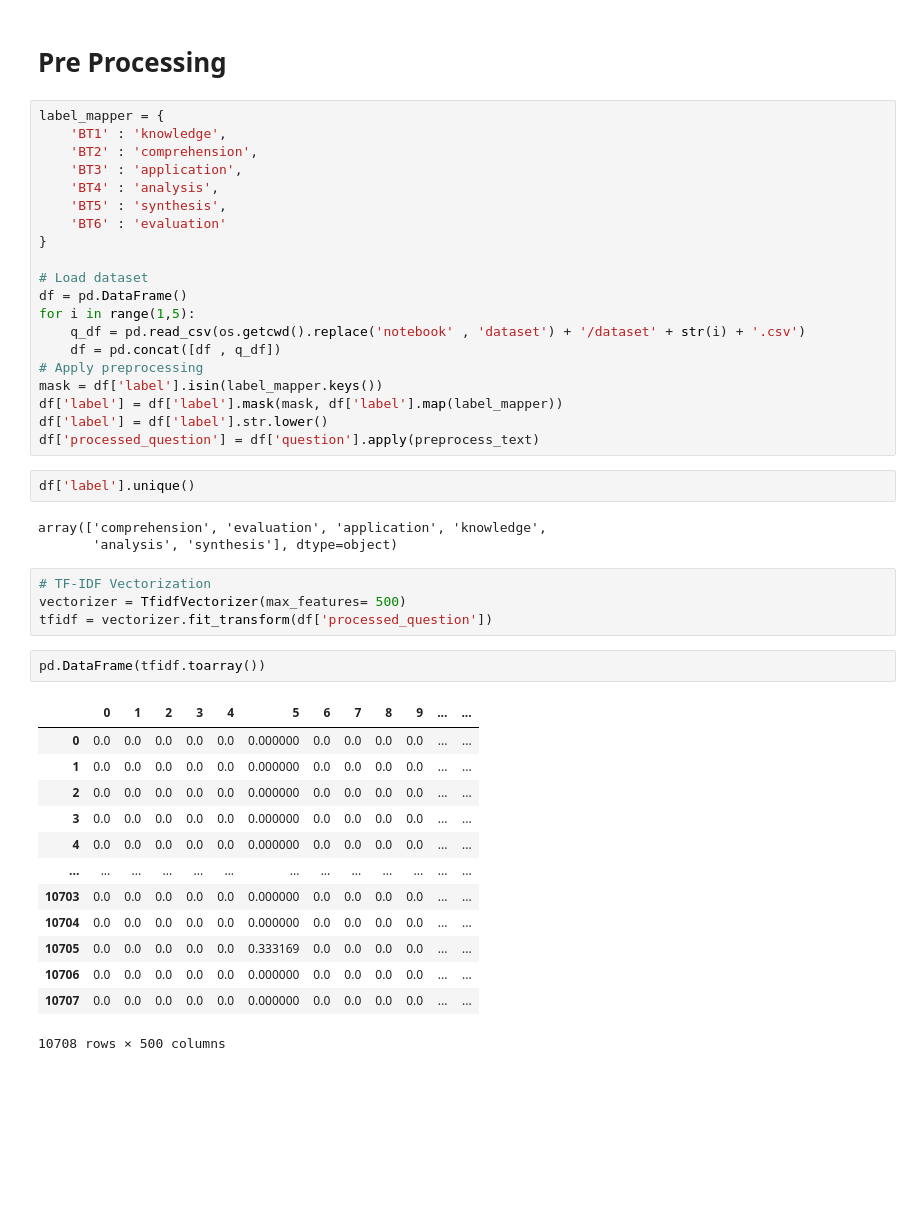
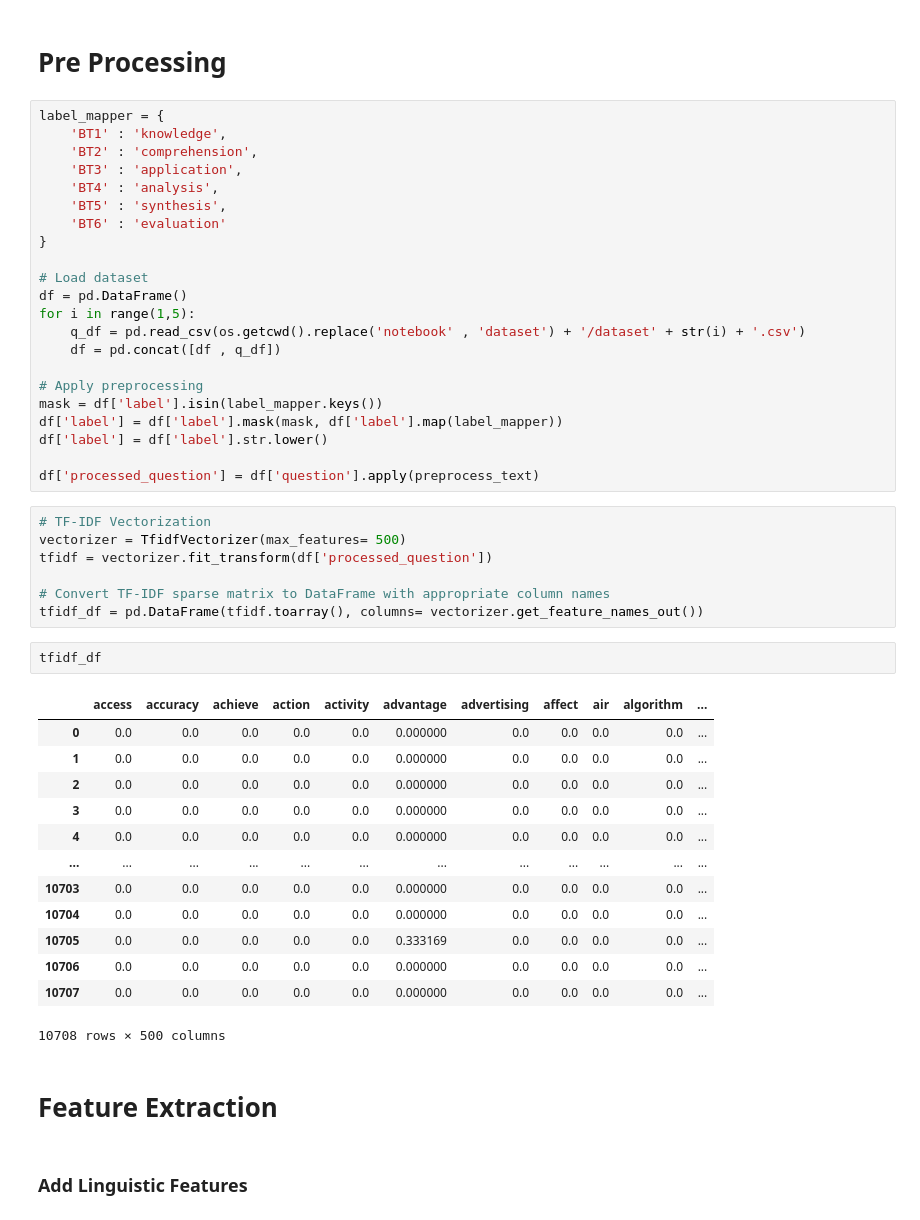
Before and after one commit to 99pranit/Qillion, a Jupyter notebook: notebook/analyse_question.ipynb, the cells around one changed output. Drawn from its saved outputs; the diff is of its cells as text; blank space fills up the shorter version.

```diff
--- a/notebook/analyse_question.ipynb
+++ b/notebook/analyse_question.ipynb
@@ -51,36 +52,40 @@ df = pd.DataFrame()
 for i in range(1,5):
     q_df = pd.read_csv(os.getcwd().replace('notebook' , 'dataset') + '/dataset' + str(i) + '.csv')
     df = pd.concat([df , q_df])
+
 # Apply preprocessing
 mask = df['label'].isin(label_mapper.keys())
 df['label'] = df['label'].mask(mask, df['label'].map(label_mapper))
 df['label'] = df['label'].str.lower()
+
 df['processed_question'] = df['question'].apply(preprocess_text)
-# %%
-df['label'].unique()
-# %% [output]
-array(['comprehension', 'evaluation', 'application', 'knowledge',
-       'analysis', 'synthesis'], dtype=object)
 # %%
 # TF-IDF Vectorization
 vectorizer = TfidfVectorizer(max_features= 500)
 tfidf = vectorizer.fit_transform(df['processed_question'])
+
+# Convert TF-IDF sparse matrix to DataFrame with appropriate column names
+tfidf_df = pd.DataFrame(tfidf.toarray(), columns= vectorizer.get_feature_names_out())
-# %%
-pd.DataFrame(tfidf.toarray())
-# %% [output]
-|  | 0 | 1 | 2 | 3 | 4 | 5 | 6 | 7 | 8 | 9 | ... | ... |
-| 0 | 0.0 | 0.0 | 0.0 | 0.0 | 0.0 | 0.000000 | 0.0 | 0.0 | 0.0 | 0.0 | ... | ... |
-| 1 | 0.0 | 0.0 | 0.0 | 0.0 | 0.0 | 0.000000 | 0.0 | 0.0 | 0.0 | 0.0 | ... | ... |
-| 2 | 0.0 | 0.0 | 0.0 | 0.0 | 0.0 | 0.000000 | 0.0 | 0.0 | 0.0 | 0.0 | ... | ... |
-| 3 | 0.0 | 0.0 | 0.0 | 0.0 | 0.0 | 0.000000 | 0.0 | 0.0 | 0.0 | 0.0 | ... | ... |
-| 4 | 0.0 | 0.0 | 0.0 | 0.0 | 0.0 | 0.000000 | 0.0 | 0.0 | 0.0 | 0.0 | ... | ... |
-| ... | ... | ... | ... | ... | ... | ... | ... | ... | ... | ... | ... | ... |
-| 10703 | 0.0 | 0.0 | 0.0 | 0.0 | 0.0 | 0.000000 | 0.0 | 0.0 | 0.0 | 0.0 | ... | ... |
-| 10704 | 0.0 | 0.0 | 0.0 | 0.0 | 0.0 | 0.000000 | 0.0 | 0.0 | 0.0 | 0.0 | ... | ... |
-| 10705 | 0.0 | 0.0 | 0.0 | 0.0 | 0.0 | 0.333169 | 0.0 | 0.0 | 0.0 | 0.0 | ... | ... |
-| 10706 | 0.0 | 0.0 | 0.0 | 0.0 | 0.0 | 0.000000 | 0.0 | 0.0 | 0.0 | 0.0 | ... | ... |
-| 10707 | 0.0 | 0.0 | 0.0 | 0.0 | 0.0 | 0.000000 | 0.0 | 0.0 | 0.0 | 0.0 | ... | ... |
-10708 rows × 500 columns
+# %%
+tfidf_df
+# %% [output]
+|  | access | accuracy | achieve | action | activity | advantage | advertising | affect | air | algorithm | ... |
+| 0 | 0.0 | 0.0 | 0.0 | 0.0 | 0.0 | 0.000000 | 0.0 | 0.0 | 0.0 | 0.0 | ... |
+| 1 | 0.0 | 0.0 | 0.0 | 0.0 | 0.0 | 0.000000 | 0.0 | 0.0 | 0.0 | 0.0 | ... |
+| 2 | 0.0 | 0.0 | 0.0 | 0.0 | 0.0 | 0.000000 | 0.0 | 0.0 | 0.0 | 0.0 | ... |
+| 3 | 0.0 | 0.0 | 0.0 | 0.0 | 0.0 | 0.000000 | 0.0 | 0.0 | 0.0 | 0.0 | ... |
+| 4 | 0.0 | 0.0 | 0.0 | 0.0 | 0.0 | 0.000000 | 0.0 | 0.0 | 0.0 | 0.0 | ... |
+| ... | ... | ... | ... | ... | ... | ... | ... | ... | ... | ... | ... |
+| 10703 | 0.0 | 0.0 | 0.0 | 0.0 | 0.0 | 0.000000 | 0.0 | 0.0 | 0.0 | 0.0 | ... |
+| 10704 | 0.0 | 0.0 | 0.0 | 0.0 | 0.0 | 0.000000 | 0.0 | 0.0 | 0.0 | 0.0 | ... |
+| 10705 | 0.0 | 0.0 | 0.0 | 0.0 | 0.0 | 0.333169 | 0.0 | 0.0 | 0.0 | 0.0 | ... |
+| 10706 | 0.0 | 0.0 | 0.0 | 0.0 | 0.0 | 0.000000 | 0.0 | 0.0 | 0.0 | 0.0 | ... |
+| 10707 | 0.0 | 0.0 | 0.0 | 0.0 | 0.0 | 0.000000 | 0.0 | 0.0 | 0.0 | 0.0 | ... |
+10708 rows × 500 columns
+# %% [markdown]
+# Feature Extraction
+# %% [markdown]
+### Add Linguistic Features
 # %%
 ling_features = df['processed_question'].apply(extract_linguistic_features).apply(pd.Series)
 X_features = pd.concat([ling_features, pd.DataFrame(tfidf.toarray())], axis=1)
```
Also changed, not shown: parts of 10 cells of this notebook, 1 other file.
